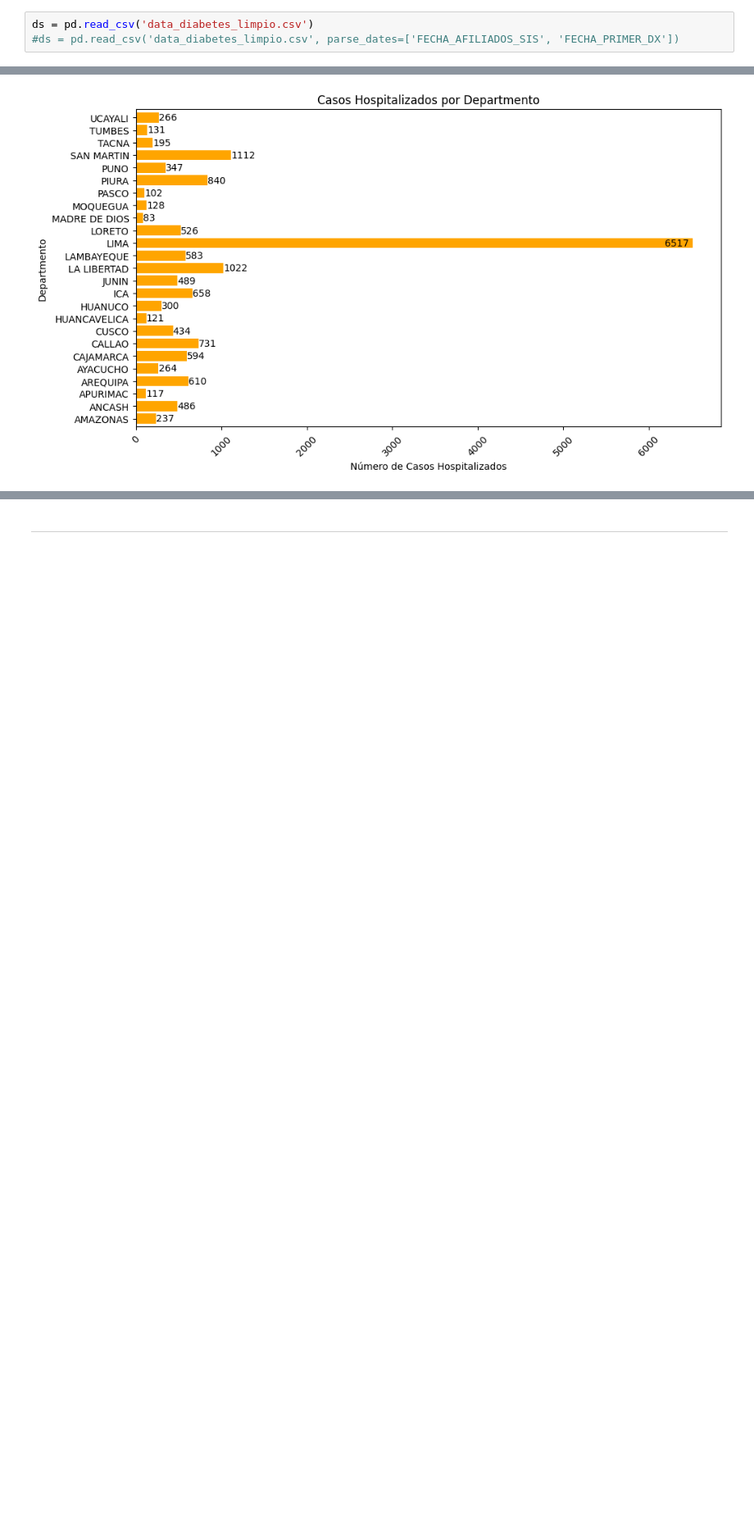
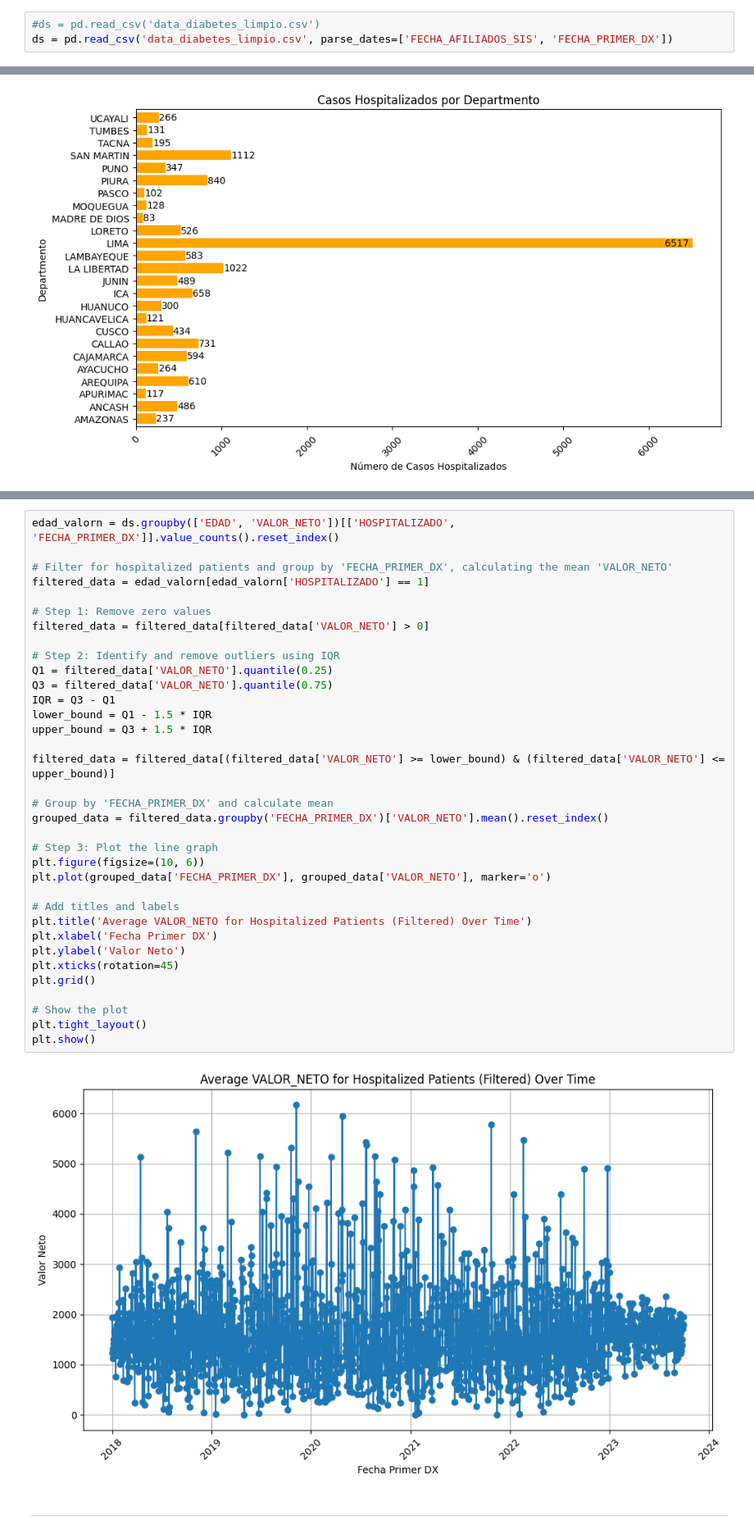
Before and after one commit to Sergius-DS/elecciOn_datasets, a Jupyter notebook: diabetes_EDA_Limpieza_04_Dic2024.ipynb, the cells around one changed output, grey strips where cells are left out. Shown at 82% size. Drawn from its saved outputs; the diff is of its cells as text; blank space fills up the shorter version.

```diff
--- a/diabetes_EDA_Limpieza_04_Dic2024.ipynb
+++ b/diabetes_EDA_Limpieza_04_Dic2024.ipynb
@@ -62,8 +76,8 @@ import statsmodels.api as sm  # Modelos estadísticos avanzados
 # Calcular factores de inflación de la varianza (VIF)
 from statsmodels.stats.outliers_influence import variance_inflation_factor
 # %%
-ds = pd.read_csv('data_diabetes_limpio.csv')
-#ds = pd.read_csv('data_diabetes_limpio.csv', parse_dates=['FECHA_AFILIADOS_SIS', 'FECHA_PRIMER_DX'])
+#ds = pd.read_csv('data_diabetes_limpio.csv')
+ds = pd.read_csv('data_diabetes_limpio.csv', parse_dates=['FECHA_AFILIADOS_SIS', 'FECHA_PRIMER_DX'])
 # %%
 ds.head()
 # %% [output]
@@ -466,3 +498,40 @@ plt.show()
+# %%
+edad_valorn = ds.groupby(['EDAD', 'VALOR_NETO'])[['HOSPITALIZADO', 'FECHA_PRIMER_DX']].value_counts().reset_index()
+
+# Filter for hospitalized patients and group by 'FECHA_PRIMER_DX', calculating the mean 'VALOR_NETO'
+filtered_data = edad_valorn[edad_valorn['HOSPITALIZADO'] == 1]
+
+# Step 1: Remove zero values
+filtered_data = filtered_data[filtered_data['VALOR_NETO'] > 0]
+
+# Step 2: Identify and remove outliers using IQR
+Q1 = filtered_data['VALOR_NETO'].quantile(0.25)
+Q3 = filtered_data['VALOR_NETO'].quantile(0.75)
+IQR = Q3 - Q1
+lower_bound = Q1 - 1.5 * IQR
+upper_bound = Q3 + 1.5 * IQR
+
+filtered_data = filtered_data[(filtered_data['VALOR_NETO'] >= lower_bound) & (filtered_data['VALOR_NETO'] <= upper_bound)]
+
+# Group by 'FECHA_PRIMER_DX' and calculate mean
+grouped_data = filtered_data.groupby('FECHA_PRIMER_DX')['VALOR_NETO'].mean().reset_index()
+
+# Step 3: Plot the line graph
+plt.figure(figsize=(10, 6))
+plt.plot(grouped_data['FECHA_PRIMER_DX'], grouped_data['VALOR_NETO'], marker='o')
+
+# Add titles and labels
+plt.title('Average VALOR_NETO for Hospitalized Patients (Filtered) Over Time')
+plt.xlabel('Fecha Primer DX')
+plt.ylabel('Valor Neto')
+plt.xticks(rotation=45)
+plt.grid()
+
+# Show the plot
+plt.tight_layout()
+plt.show()
+# %% [output]
+[figure, added]
 # %% [markdown]
 
 
```
Also changed, not shown: parts of 48 cells of this notebook.
